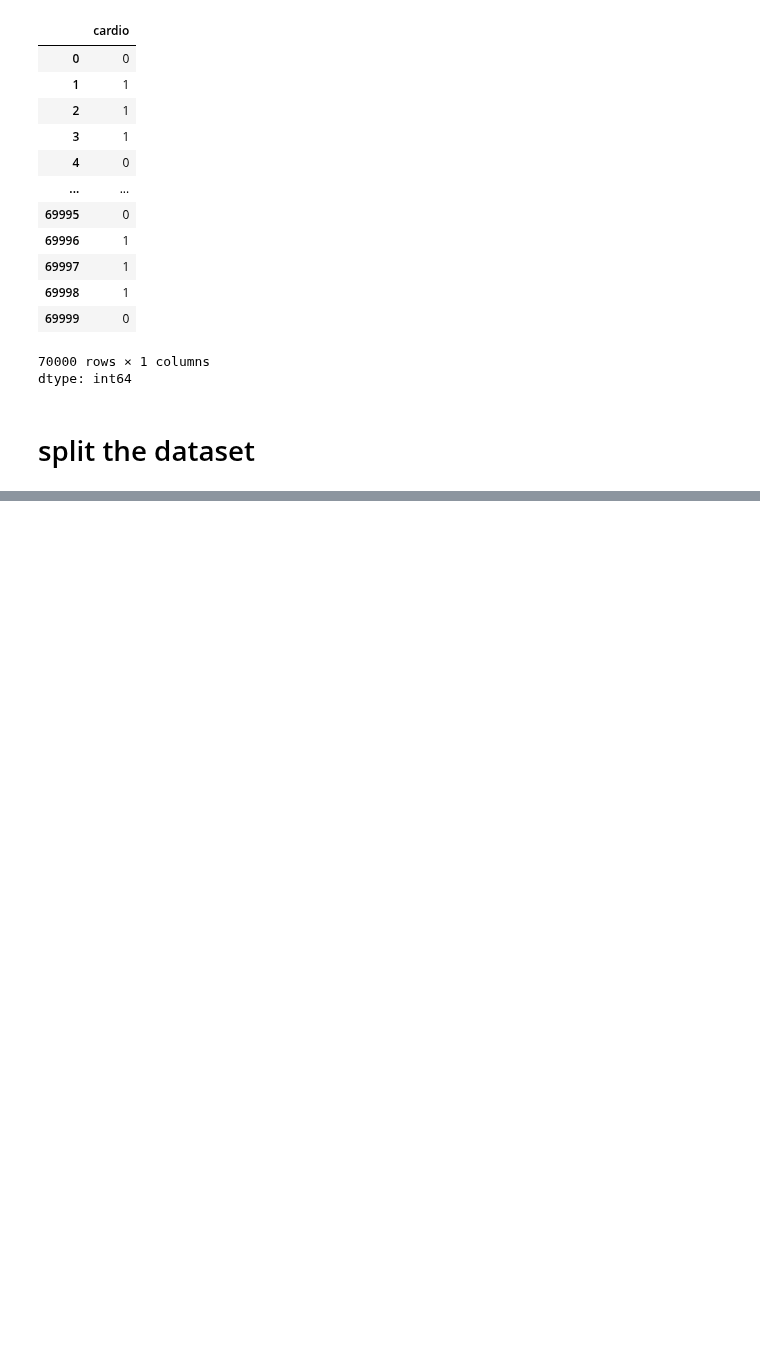
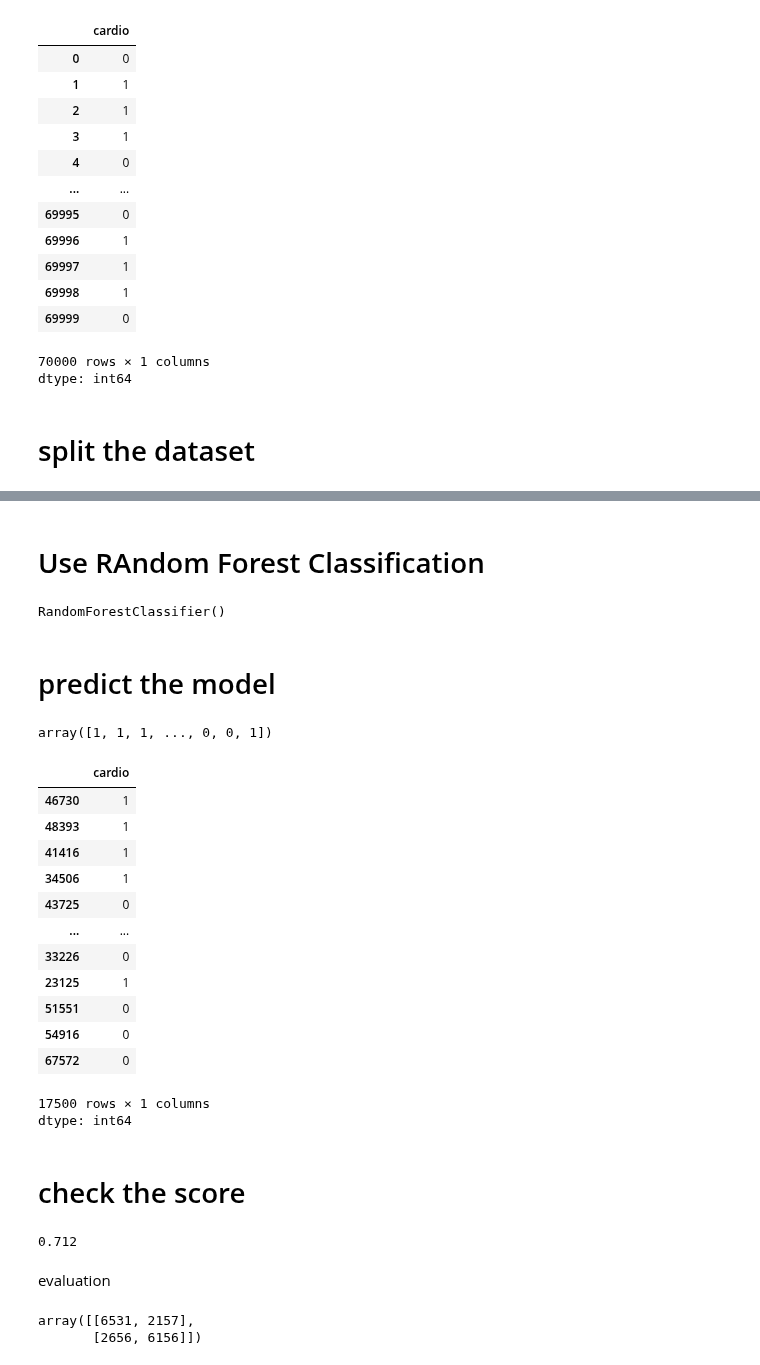
Before and after one commit to minhaz1172/Heart_Diesease_Prediction-ML-, a Jupyter notebook: CardioVascular_Disease_Prediction(ML).ipynb, the cells around one changed output, grey strips where cells are left out. Cells and saved outputs as stored; diff of their text form; code cells hidden in the pictures; blank space fills up the shorter version.

Commit message:
Prediction and Evaluation

```diff
--- a/CardioVascular_Disease_Prediction(ML).ipynb
+++ b/CardioVascular_Disease_Prediction(ML).ipynb
@@ -161,0 +178,10 @@ X_test.shape
+# %% [markdown]
+# Use RAndom Forest Classification
+# %%
+from sklearn.ensemble import RandomForestClassifier
+model = RandomForestClassifier()
+model.fit(X_train, y_train)
+# %% [output]
+RandomForestClassifier()
+# %% [markdown]
+# predict the model
@@ -161,0 +190,29 @@ X_test.shape
+# %%
+y_pred
+# %% [output]
+array([1, 1, 1, ..., 0, 0, 1])
+# %%
+y_test
+# %% [output]
+|  | cardio |
+| 46730 | 1 |
+| 48393 | 1 |
+| 41416 | 1 |
+| 34506 | 1 |
+| 43725 | 0 |
+| ... | ... |
+| 33226 | 0 |
+| 23125 | 1 |
+| 51551 | 0 |
+| 54916 | 0 |
+| 67572 | 0 |
+17500 rows × 1 columns
+dtype: int64
+# %% [markdown]
+# check the score
+# %%
+model.score(X_test, y_test)
+# %% [output]
+0.712
+# %% [markdown]
+evaluation
@@ -161,0 +221,6 @@ X_test.shape
+# %%
+cm=confusion_matrix(y_test, y_pred)
+cm
+# %% [output]
+array([[6531, 2157],
+       [2656, 6156]])
```
Also changed, not shown: parts of 12 cells of this notebook.
